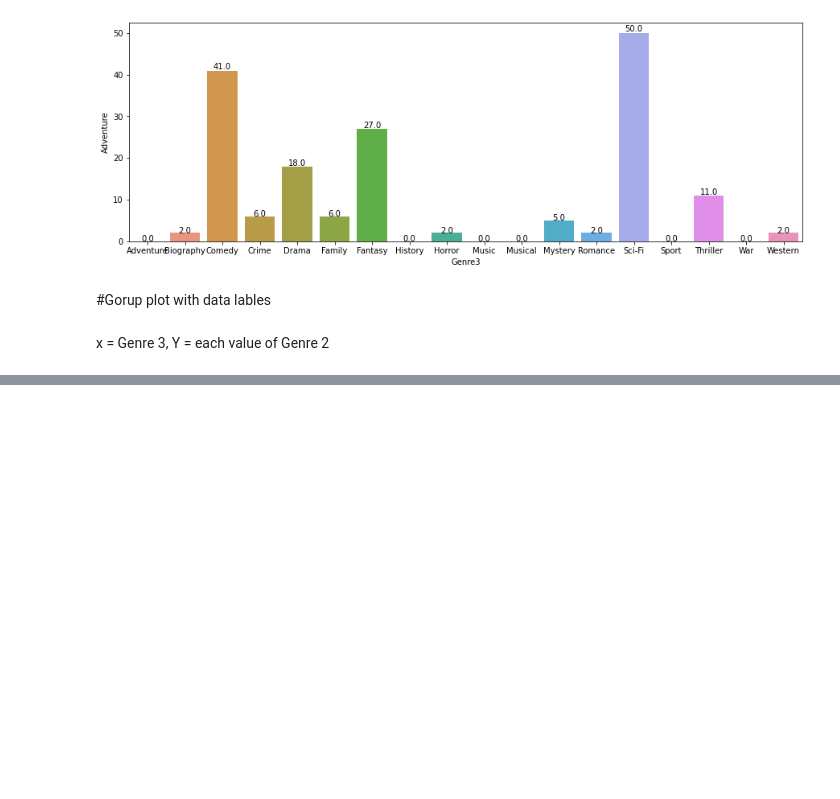
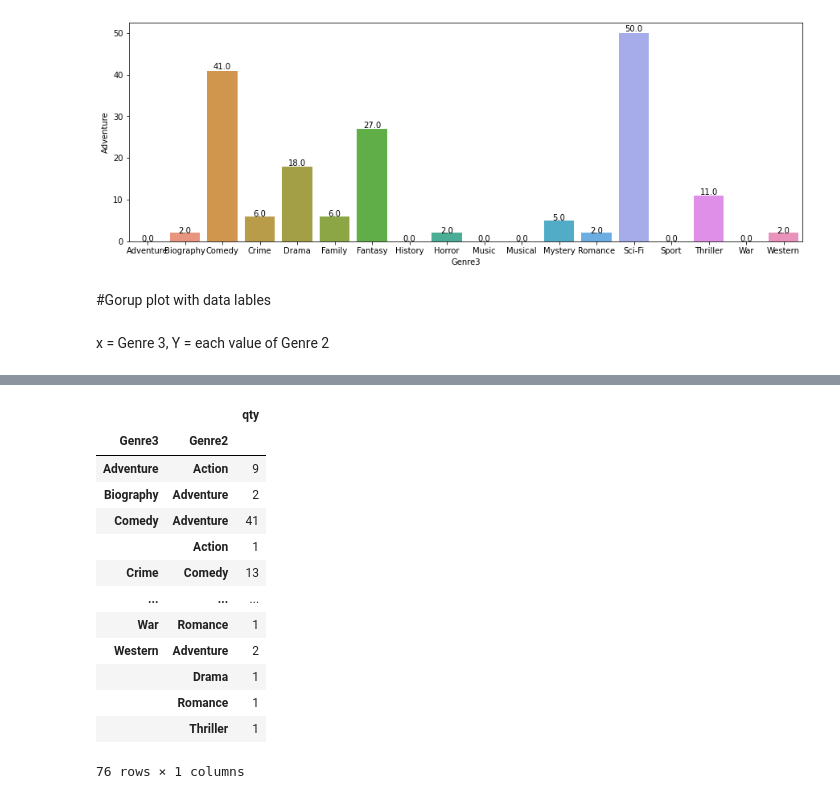
Before and after one commit to sathyapramodks/IMDB_DA, a Jupyter notebook: IMDBSubplots.ipynb, the cells around one changed output, grey strips where cells are left out. Drawn from its saved outputs; the diff is of its cells as text; code cells hidden in the pictures; blank space fills up the shorter version.

```diff
--- a/IMDBSubplots.ipynb
+++ b/IMDBSubplots.ipynb
@@ -265,0 +269,2 @@ a
+# %%
+Genre.drop(['Genre1'], axis = 1, inplace = True)
@@ -265,0 +295,5 @@ a
+# %%
+rows = range(0,int(Genre.size/Genre.ndim))
+for i in rows:
+  if Genre['Genre2'][i] == Genre['Genre3'][i]:
+    Genre.drop( i, axis = 0,inplace = True)
@@ -265,0 +320,22 @@ a
+# %%
+grouped = Genre.groupby(['Genre3'])
+# %%
+powerbi_df = grouped['Genre2'].value_counts()
+# %%
+df2 = powerbi_df.to_frame()
+df2.rename(columns = {'Genre2':'qty'})
+# %% [output]
+|  |  | qty |
+| Genre3 | Genre2 |  |
+| Adventure | Action | 9 |
+| Biography | Adventure | 2 |
+| Comedy | Adventure | 41 |
+|  | Action | 1 |
+| Crime | Comedy | 13 |
+| ... | ... | ... |
+| War | Romance | 1 |
+| Western | Adventure | 2 |
+|  | Drama | 1 |
+|  | Romance | 1 |
+|  | Thriller | 1 |
+76 rows × 1 columns
```
Also changed, not shown: parts of 19 cells of this notebook.
